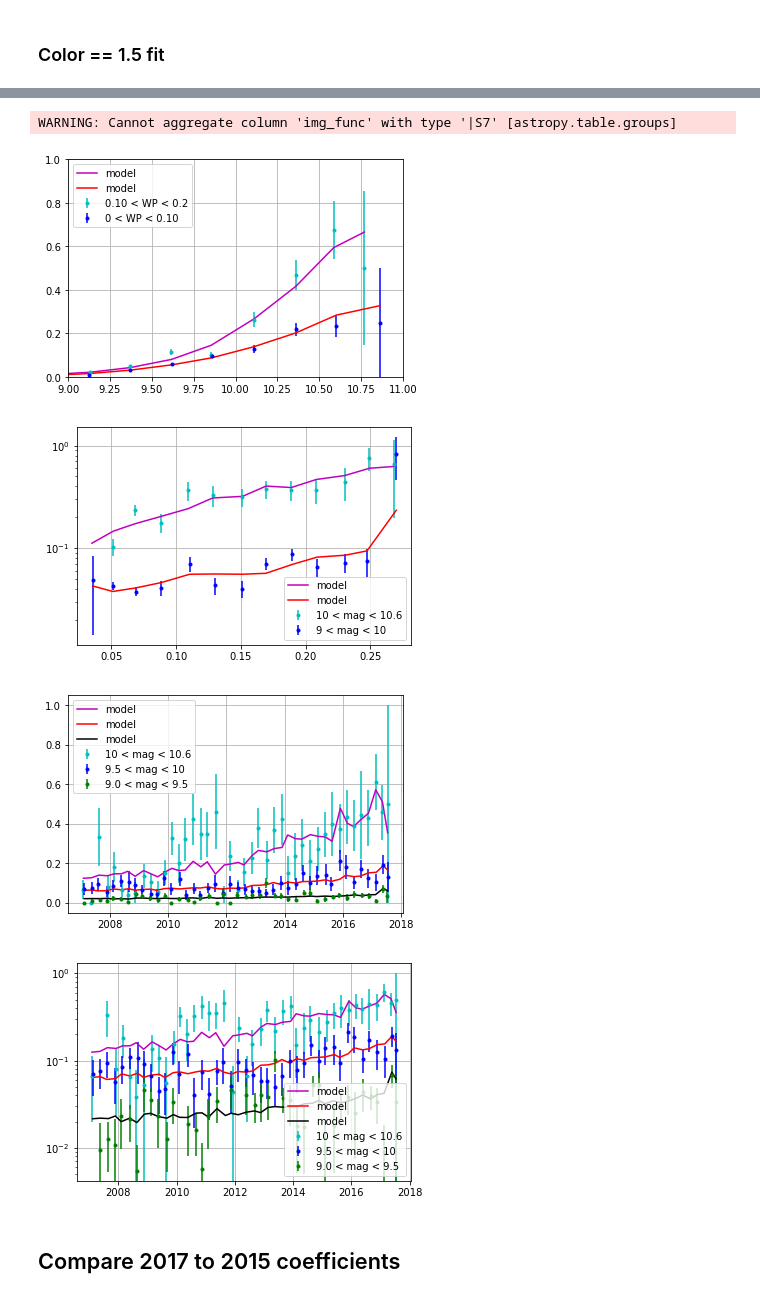
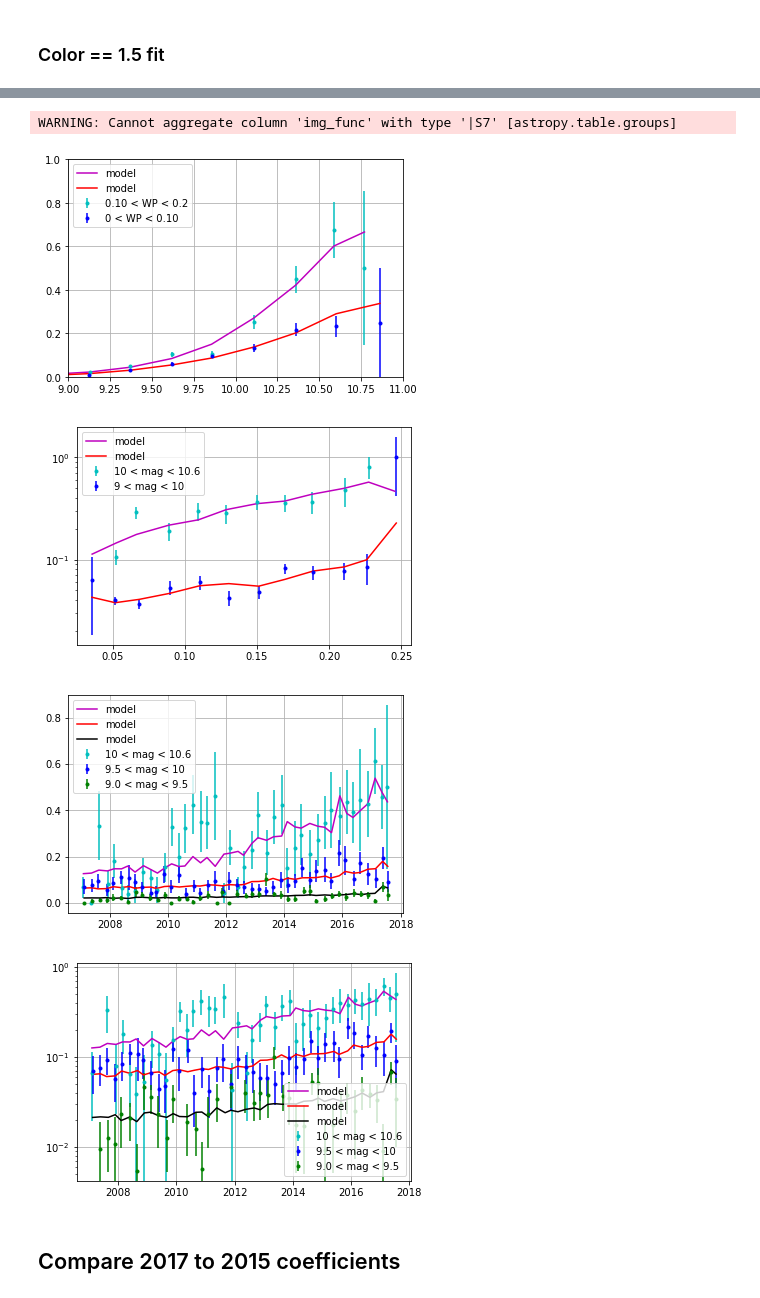
Before and after one commit to sot/aca_stats, a Jupyter notebook: fit_flight_acq_prob_model.ipynb, the cells around one changed output, grey strips where cells are left out. Saved outputs shown, nothing was run; the diff lists cells and outputs as text; code cells hidden in the pictures.

Commit message:
Update acq prob model for 2017 dark model (chandra_aca 3.15)

```diff
--- a/fit_flight_acq_prob_model.ipynb
+++ b/fit_flight_acq_prob_model.ipynb
@@ -98,3 +128,6 @@ data_all['box_delta'] = b1 * box0 + b2 * box0**2
+# %%
+# Substitute current dark model values instead of acq database
+data_all['warm_pix'] = warm_fracs
 # %%
 data_all = data_all.group_by('quarter')
 data_mean = data_all.groups.aggregate(np.mean)
@@ -204,6 +237,16 @@ def mag_filter(mag0, mag1):
 def wp_filter(wp0, wp1):
     ok = (data_all['warm_pix'] > wp0) & (data_all['warm_pix'] < wp1)
     return ok
+# %%
+def print_fit_results(fit, label):
+    label = label + ' = ['
+    print(label, end='')
+    space = ''
+    for parname, parval in zip(fit.parnames, fit.parvals):
+        parname = re.sub(r'model\.', '', parname)
+        print(f'{space}{parval:.5f},  # {parname}')
+        space = ' ' * len(label)
+    print(space + ']')
 # %%
 def plot_fit_all(fit, mask=None):
     print(fit)
@@ -293,7 +347,7 @@ WARNING: Cannot aggregate column 'img_func' with type '|S7' [astropy.table.group
 # %%
 print('Hang tight, this could take a few minutes')
 mask = data_all['color'] == 1.5
-fit = fit_sota_model(mask, ms_disabled=True)
+fit_1p5 = fit_sota_model(mask, ms_disabled=True)
 # %% [output]
 Hang tight, this could take a few minutes
 Dataset               = 1
@@ -313,0 +368,2 @@ Change in statistic   = 925.722
+# %%
+print_fit_results(fit_1p5, 'SOTA2017_FIT_ONLY_1P5')
@@ -314,5 +379,5 @@ Change in statistic   = 925.722
 # %%
-plot_fit_all(fit, mask=mask)
+plot_fit_all(fit_1p5, mask=mask)
 # %% [output]
 datasets       = (1,)
 itermethodname = none
@@ -334,8 +399,8 @@ nfev           = 1602
 WARNING: Cannot aggregate column 'img_func' with type '|S7' [astropy.table.groups]
 [figure]
-[figure, old version]
+[figure, new version]
-[figure, old version]
+[figure, new version]
-[figure, old version]
+[figure, new version]
 # %% [markdown]
 ## Compare 2017 to 2015 coefficients
 # %% [markdown]
```
Also changed, not shown: parts of 21 cells of this notebook.
